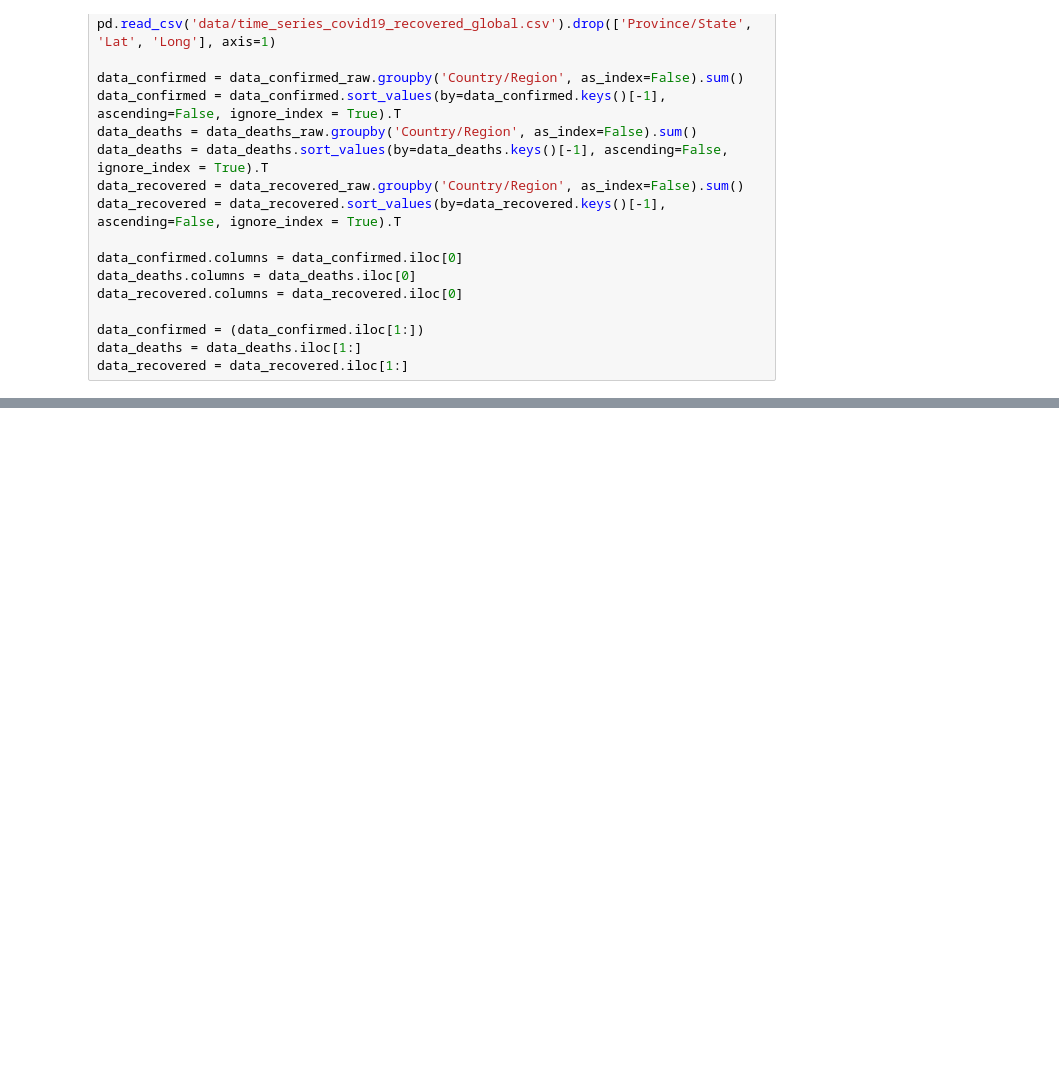
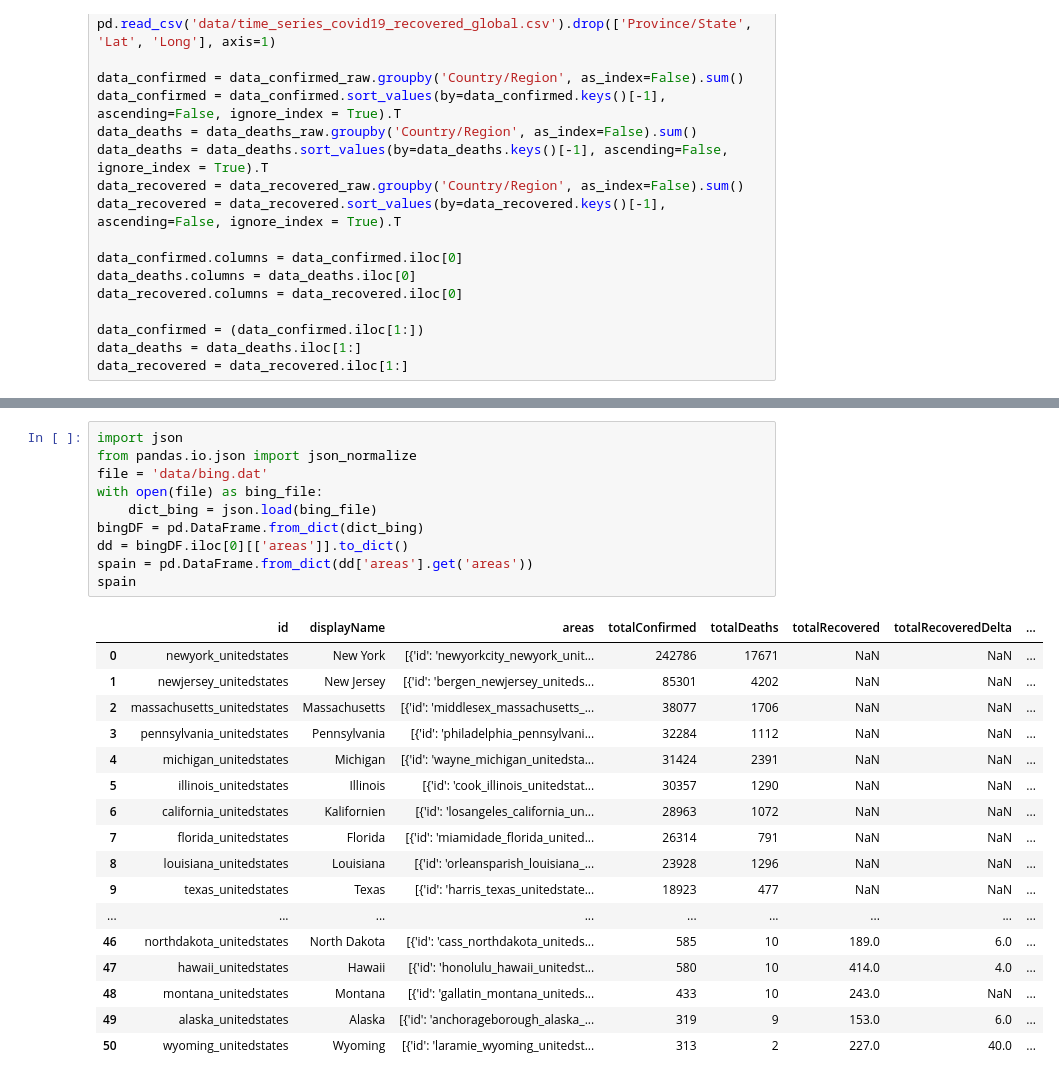
Before and after one commit to talismanbrandi/AI-ML-Tools, a Jupyter notebook: CovID19/coronaTimeSeries.ipynb, the cells around one changed output, grey strips where cells are left out. Saved outputs shown, nothing was run; the diff lists cells and outputs as text; blank space fills up the shorter version.

```diff
--- a/CovID19/coronaTimeSeries.ipynb
+++ b/CovID19/coronaTimeSeries.ipynb
@@ -37,0 +38,28 @@ plt.show()
+# %%
+import json
+from pandas.io.json import json_normalize
+file = 'data/bing.dat'
+with open(file) as bing_file:
+    dict_bing = json.load(bing_file)
+bingDF = pd.DataFrame.from_dict(dict_bing)
+dd = bingDF.iloc[0][['areas']].to_dict()
+spain = pd.DataFrame.from_dict(dd['areas'].get('areas'))
+spain
+# %% [output]
+|  | id | displayName | areas | totalConfirmed | totalDeaths | totalRecovered | totalRecoveredDelta | ... |
+| 0 | newyork_unitedstates | New York | [{'id': 'newyorkcity_newyork_unit... | 242786 | 17671 | NaN | NaN | ... |
+| 1 | newjersey_unitedstates | New Jersey | [{'id': 'bergen_newjersey_uniteds... | 85301 | 4202 | NaN | NaN | ... |
+| 2 | massachusetts_unitedstates | Massachusetts | [{'id': 'middlesex_massachusetts_... | 38077 | 1706 | NaN | NaN | ... |
+| 3 | pennsylvania_unitedstates | Pennsylvania | [{'id': 'philadelphia_pennsylvani... | 32284 | 1112 | NaN | NaN | ... |
+| 4 | michigan_unitedstates | Michigan | [{'id': 'wayne_michigan_unitedsta... | 31424 | 2391 | NaN | NaN | ... |
+| 5 | illinois_unitedstates | Illinois | [{'id': 'cook_illinois_unitedstat... | 30357 | 1290 | NaN | NaN | ... |
+| 6 | california_unitedstates | Kalifornien | [{'id': 'losangeles_california_un... | 28963 | 1072 | NaN | NaN | ... |
+| 7 | florida_unitedstates | Florida | [{'id': 'miamidade_florida_united... | 26314 | 791 | NaN | NaN | ... |
+| 8 | louisiana_unitedstates | Louisiana | [{'id': 'orleansparish_louisiana_... | 23928 | 1296 | NaN | NaN | ... |
+| 9 | texas_unitedstates | Texas | [{'id': 'harris_texas_unitedstate... | 18923 | 477 | NaN | NaN | ... |
+| ... | ... | ... | ... | ... | ... | ... | ... | ... |
+| 46 | northdakota_unitedstates | North Dakota | [{'id': 'cass_northdakota_uniteds... | 585 | 10 | 189.0 | 6.0 | ... |
+| 47 | hawaii_unitedstates | Hawaii | [{'id': 'honolulu_hawaii_unitedst... | 580 | 10 | 414.0 | 4.0 | ... |
+| 48 | montana_unitedstates | Montana | [{'id': 'gallatin_montana_uniteds... | 433 | 10 | 243.0 | NaN | ... |
+| 49 | alaska_unitedstates | Alaska | [{'id': 'anchorageborough_alaska_... | 319 | 9 | 153.0 | 6.0 | ... |
+| 50 | wyoming_unitedstates | Wyoming | [{'id': 'laramie_wyoming_unitedst... | 313 | 2 | 227.0 | 40.0 | ... |
```
Also changed, not shown: parts of 1 cell of this notebook, 9 other files.
